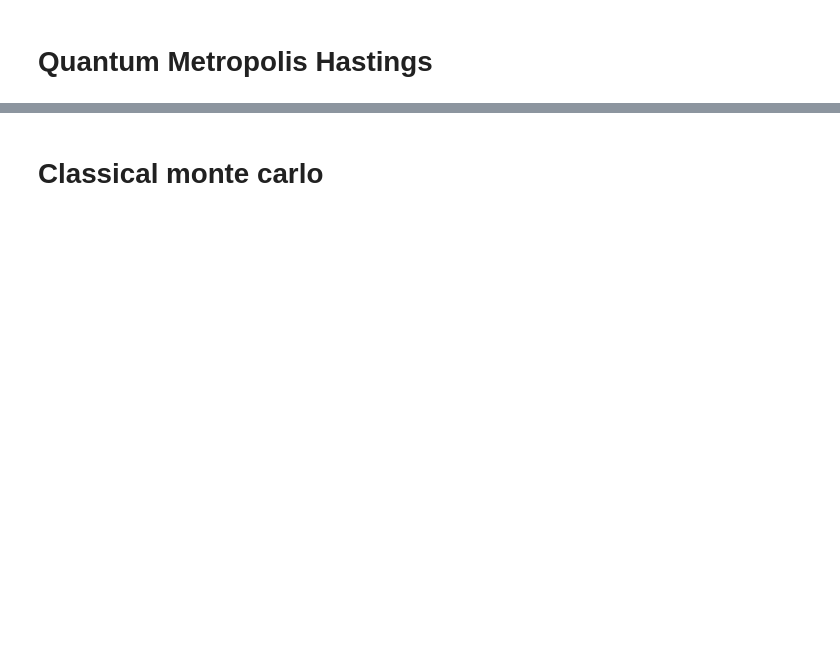
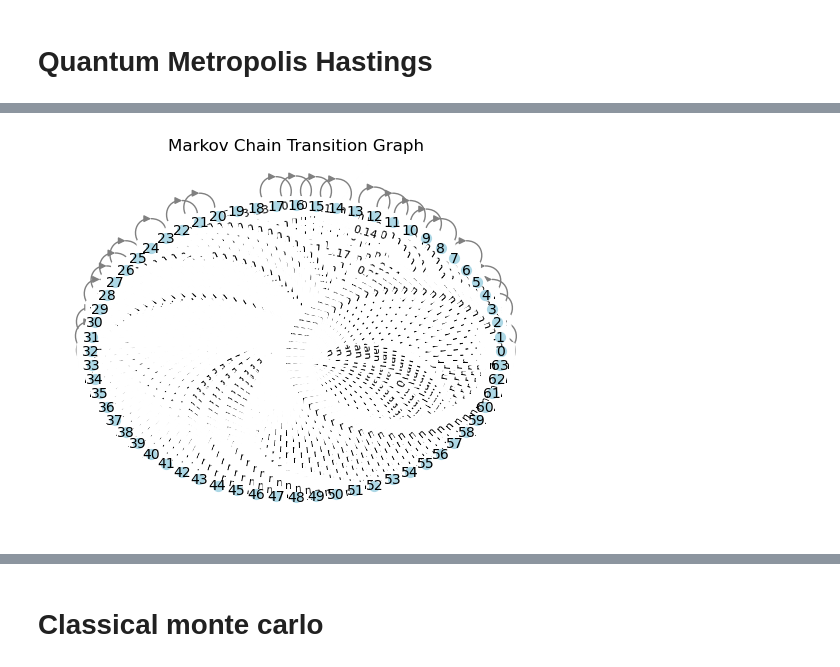
Before and after one commit to GeorgeWilliam1999/QuantumMonteCarlo, a Jupyter notebook: RandomWalksPennyLane.ipynb, the cells around one changed output, grey strips where cells are left out. Cells and saved outputs as stored; diff of their text form; code cells hidden in the pictures; blank space fills up the shorter version.

```diff
--- a/RandomWalksPennyLane.ipynb
+++ b/RandomWalksPennyLane.ipynb
@@ -170,7 +208,7 @@ def compute_scaled_energy_difference(state1, state2, H, num_qubits, beta):
     energy_2 = H_energy(state2, H, num_qubits)
 
     # Compute the absolute difference in energy between the two states
-    energy_difference = np.abs(energy_2 - energy_1)
+    energy_difference = energy_2 - energy_1
 
     # Scale the energy difference by a factor of e^(-beta*energy difference)
     scaled_energy_difference = np.exp(-energy_difference * beta)
@@ -252,6 +290,8 @@ def quantum_metropolis_hastings(initial_state, num_steps, H, num_qubits, beta, R
     rejected_states = []
     accepted_energies = []
     rejected_energies = []
+    # Initialize a list to store the changes in the accepted energies
+    accepted_energy_changes = []
 
     # Perform the Metropolis-Hastings algorithm for the specified number of steps
     for step in range(num_steps):
@@ -263,6 +303,7 @@ def quantum_metropolis_hastings(initial_state, num_steps, H, num_qubits, beta, R
 
         # Compute the Metropolis-Hastings acceptance probability
         acceptance_prob = min(1, scaled_energy_diff)
+        print(acceptance_prob)
 
         # Compute the energy of the proposed state
         proposed_energy = H_energy(proposed_state, H, num_qubits)
@@ -273,10 +314,15 @@ def quantum_metropolis_hastings(initial_state, num_steps, H, num_qubits, beta, R
             current_state = proposed_state
             accepted_states.append(proposed_state)
             accepted_energies.append(proposed_energy)
+
+            # If this is not the first accepted state, compute the change in energy and add it to the list of energy changes
+            if accepted_energies:
+                energy_change = proposed_energy - accepted_energies[-1]
+                accepted_energy_changes.append(energy_change)
         else:
             # If the proposed state is rejected, add the proposed state and its energy to the lists of rejected states and energies
             rejected_states.append(proposed_state)
             rejected_energies.append(proposed_energy)
 
     # Return the lists of accepted and rejected states and their energies
-    return accepted_states, rejected_states, accepted_energies, rejected_energies
+    return accepted_states, rejected_states, accepted_energies, rejected_energies, accepted_energy_changes
@@ -288,6 +386,49 @@ accepted_states, rejected_states, accepted_energies, rejected_energies = quantum
 # %%
 accepted_states_int = [binary_to_int(state) for state in accepted_states]
 rejected_states_int = [binary_to_int(state) for state in rejected_states]
+# %%
+# Convert the list of accepted states to a numpy array
+accepted_states_array = np.array(accepted_states_int)
+
+# Calculate the number of unique states
+num_unique_states = len(np.unique(accepted_states_array))
+
+# Create a transition matrix of size (num_unique_states, num_unique_states) initialized with zeros
+transition_matrix = np.zeros((2**num_qubits, 2**num_qubits))
+
+# Loop over each accepted state
+for i in range(len(accepted_states_array) - 1):
+    # Get the current state and the next state
+    current_state = accepted_states_array[i]
+    next_state = accepted_states_array[i + 1]
+
+    # Increment the corresponding entry in the transition matrix
+    transition_matrix[current_state, next_state] += 1
+
+# Normalize the transition matrix by dividing each row by its sum
+transition_matrix_normalized = transition_matrix / transition_matrix.sum(axis=1, keepdims=True)
+
+# Create a directed graph
+G = nx.DiGraph()
+
+# Loop over each non-zero entry in the transition matrix
+for i, row in enumerate(transition_matrix_normalized):
+    for j, weight in enumerate(row):
+        if weight != 0:
+            # Add an edge from the current state to the next state with the normalized weight
+            G.add_edge(i, j, weight=weight)
+
+# Plot the graph in the style of a Markov chain
+pos = nx.circular_layout(G)
+labels = {state: str(state) for state in G.nodes()}
+edge_labels = {(u, v): f"{weight:.2f}" for u, v, weight in G.edges(data='weight')}
+nx.draw_networkx(G, pos, labels=labels, node_color='lightblue', node_size=50, font_size=10, edge_color='gray')
+nx.draw_networkx_edge_labels(G, pos, edge_labels=edge_labels, font_size=8)
+plt.title("Markov Chain Transition Graph")
+plt.axis('off')
+plt.show()
+# %% [output]
+[figure, added]
 # %%
 fig, axs = plt.subplots(4, 2, figsize=(15, 20))
 
```
Also changed, not shown: parts of 21 cells of this notebook.
